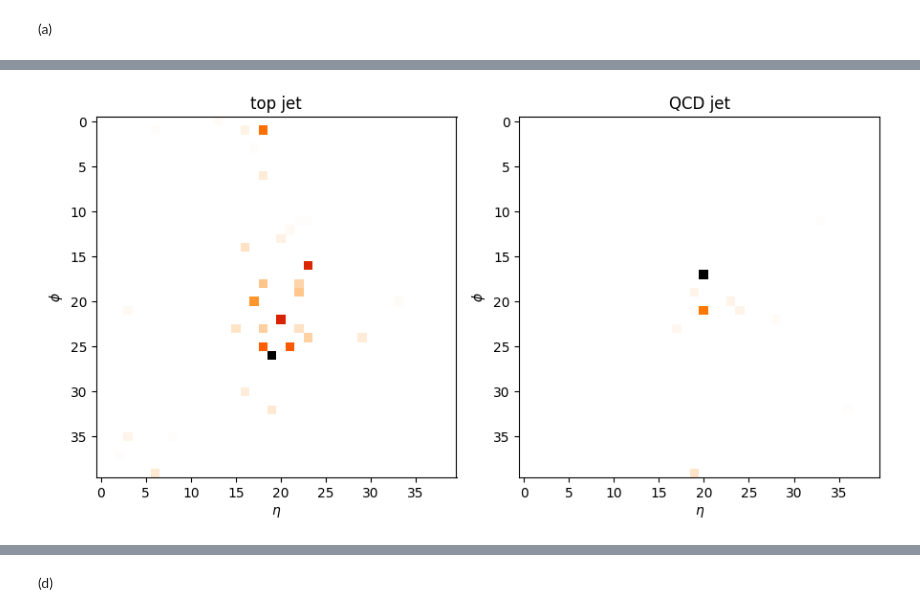
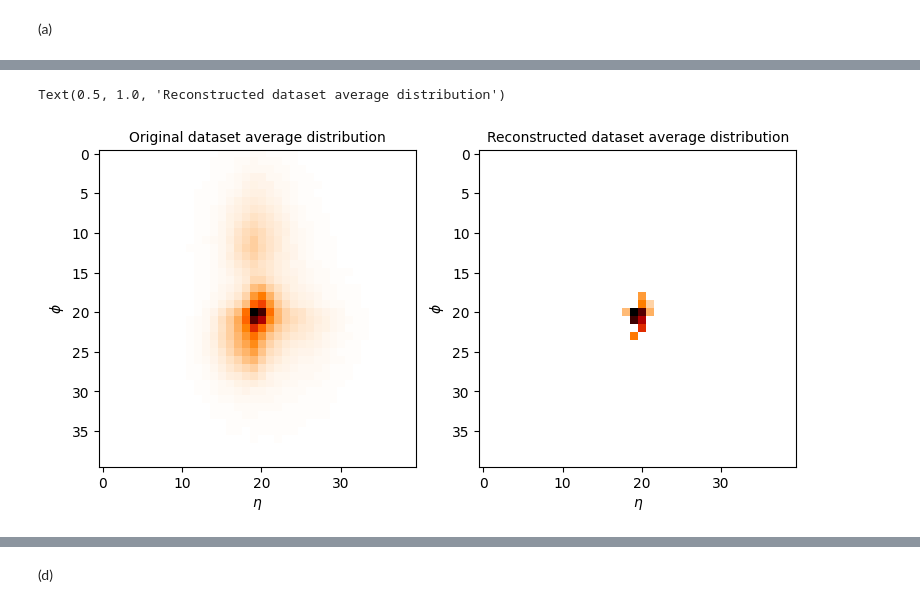
Before and after one commit to S3gmentati0nFault/autoencoders, a Jupyter notebook: sheet08.ipynb, the cells around one changed output, grey strips where cells are left out. Drawn from its saved outputs; the diff is of its cells as text; code cells hidden in the pictures.

```diff
--- a/sheet08.ipynb
+++ b/sheet08.ipynb
@@ -451,7 +345,16 @@ Starting epoch 3
 # %%
 # TODO: Train autoencoder on QCD jets
 # Choose the bottleneck dimension between 5 and 20
-qcd_jets = z_train[ np.where(y_train==0) ]
-qcd_jets_tensor = torch.tensor(qcd_jets.astype(np.float32))
+qcd_train = z_train[ np.where( y_train == 0 ) ]
+qcd_train_tensor = torch.tensor( qcd_train.astype( np.float32 ) )
+print(qcd_train_tensor.shape)
 
-model = AUTOENCODER(1600,15,1600,2)
+qcd_train_labels = y_train[ np.where( y_train == 0 ) ]
+qcd_train_labels = torch.Tensor( qcd_train_labels.astype( np.float32 ) ).unsqueeze( -1 )
+print(qcd_train_labels.shape)
+
+train_dataset = dataset_manipulator( qcd_train_tensor, qcd_train_labels )
+trn_dataloader = torch.utils.data.DataLoader( train_dataset, batch_size=64, shuffle=True )
+
+model = Autoencoder()
+losses = train_autoencoder( model, trn_dataloader )
@@ -461,2 +366,0 @@ model = AUTOENCODER(1600,15,1600,2)
-# %%
-train_autoencoder(model,qcd_jets)
@@ -486,26 +436,15 @@ plt.imshow(prova[90].reshape(40,40), cmap = 'Reds')
 # %%
-# TODO: Visualize original vs reconstructed QCD and top jets
+prova = prova.reshape(30000, 1, 40, 40)
 
-final_outputs = autoencoder(torch.tensor(z_test.astype(np.float32))).reshape(30000, 1, 40, 40)
-final_outputs = final_outputs.detach().numpy()
-
-top_jets_original = z_test[ np.where(y_train==1) ]
-qcd_jets_original = z_test[ np.where(y_train==0) ]
-
-fig, axs = plt.subplots( 1, 2, figsize=(9,5) )
-
-axs[0].imshow( top_jets_original[0,0,...], cmap="gist_heat_r" )
+fig, axs = plt.subplots( 1, 2, figsize=(9, 5) )
+axs[0].imshow(z_val.mean(0)[0,...], cmap="gist_heat_r")
 axs[0].set_xlabel( "$\eta$" )
 axs[0].set_ylabel( "$\phi$" )
-axs[0].set_title("top jet")
-
-axs[1].imshow( qcd_jets_original[0,0,...], cmap="gist_heat_r" )
+axs[0].set_title(f"Original dataset average distribution", fontsize=10)
+axs[1].imshow(prova.mean(0)[0,...], cmap="gist_heat_r")
 axs[1].set_xlabel( "$\eta$" )
-axs[1].set_ylabel( "$\phi$")
-axs[1].set_title("QCD jet")
-
-fig.tight_layout()
-
-fig.show()
+axs[1].set_ylabel( "$\phi$" )
+axs[1].set_title(f"Reconstructed dataset average distribution", fontsize=10)
 # %% [output]
+Text(0.5, 1.0, 'Reconstructed dataset average distribution')
-[figure, old version]
+[figure, new version]
```
Also changed, not shown: parts of 24 cells of this notebook, 1 other file.
